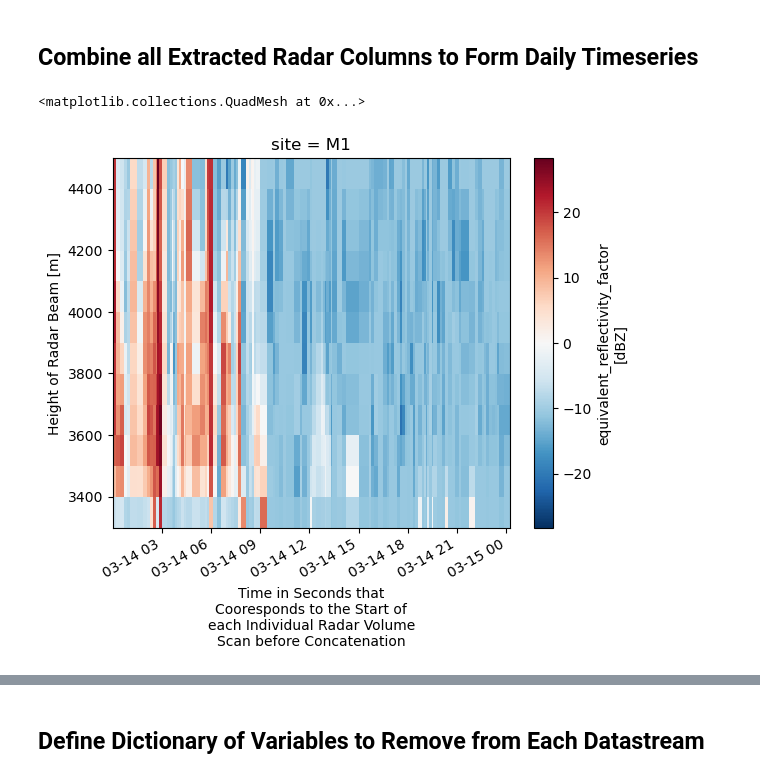
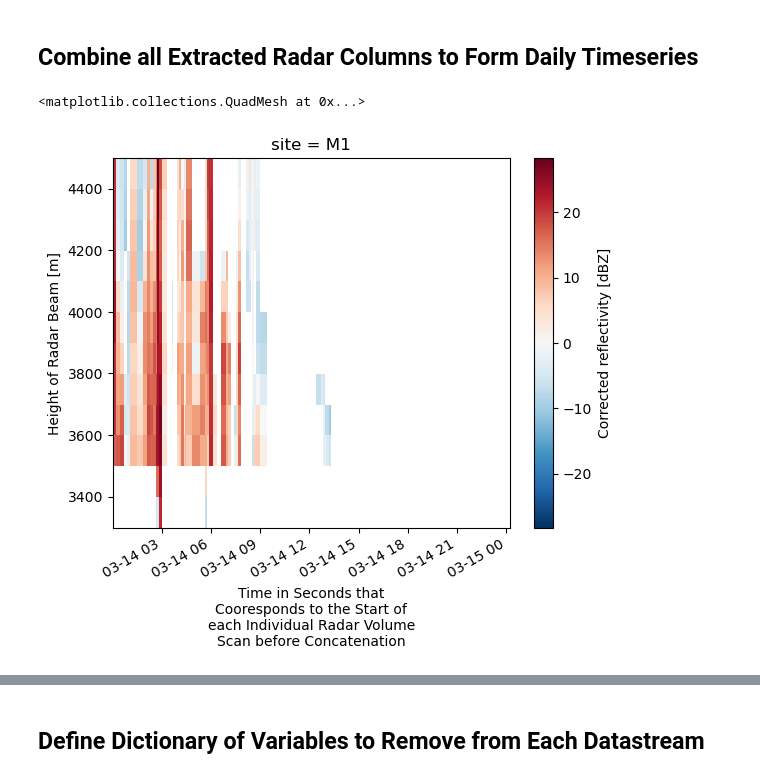
Before and after one commit to mgrover1/sail-xprecip-radar, a Jupyter notebook: notebooks/radar-precip/matched_dataset_march_14_2022.ipynb, the cells around one changed output, grey strips where cells are left out. Cells and saved outputs as stored; diff of their text form; code cells hidden in the pictures.

```diff
--- a/notebooks/radar-precip/matched_dataset_march_14_2022.ipynb
+++ b/notebooks/radar-precip/matched_dataset_march_14_2022.ipynb
@@ -237,10 +242,10 @@ Wall time: 13min 18s
 # Concatenate all extracted columns across time dimension to form daily timeseries
 ds = xr.concat(ds_list, dim='time')
 # %%
-ds.sel(site='M1').sel(height=slice(3300, 4500)).DBZ.plot(x='time')
+ds.sel(site='M1').sel(height=slice(3300, 4500)).corrected_reflectivity.plot(x='time')
 # %% [output]
 <matplotlib.collections.QuadMesh at 0x...>
-[figure, old version]
+[figure, new version]
 # %%
 # Remove Global Attributes from the Column Extraction
 # Attributes make sense for single location, but not collection of sites.
```
Also changed, not shown: parts of 17 cells of this notebook.
